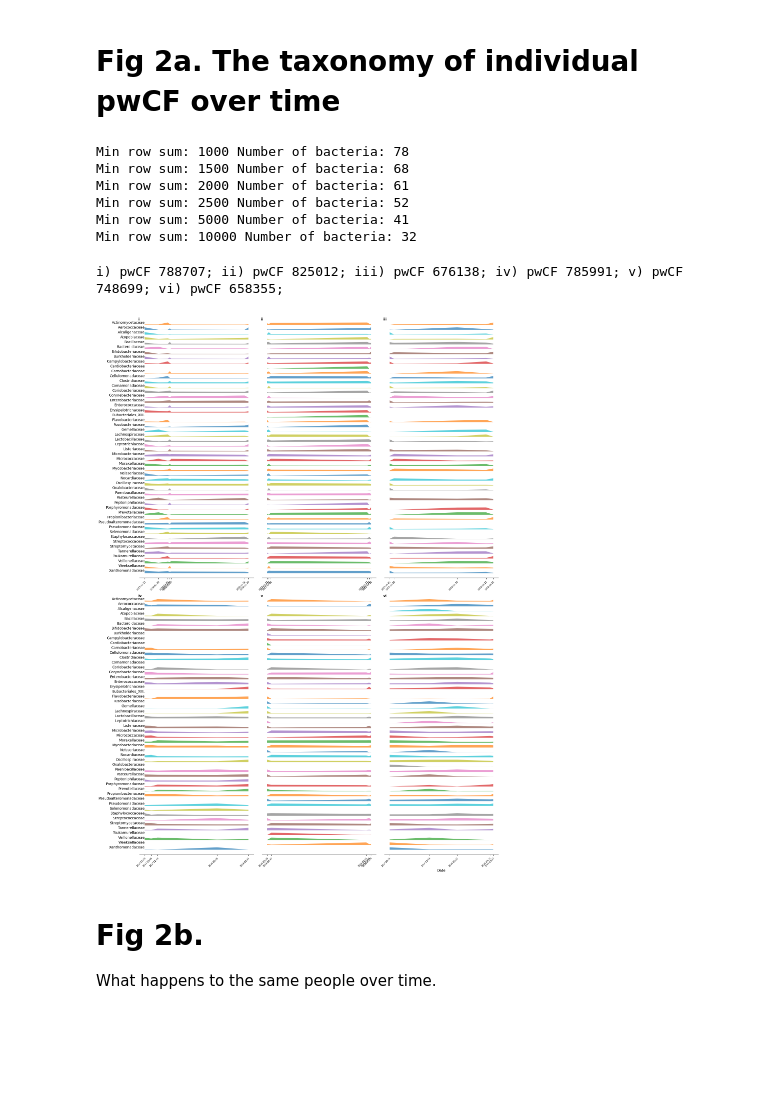
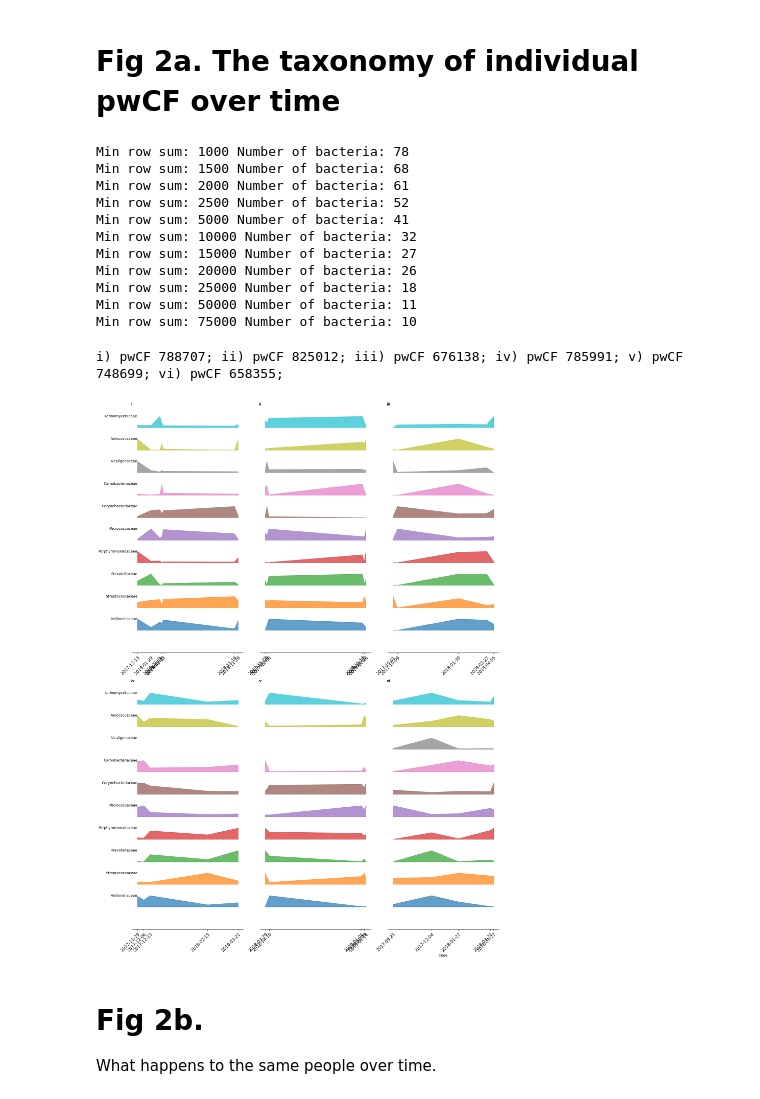
Before and after one commit to linsalrob/CF_Data_Analysis, a Jupyter notebook: Jupyter/EveryPerson.ipynb, the cells around one changed output. Saved outputs shown, nothing was run; the diff lists cells and outputs as text; code cells hidden in the pictures; blank space fills up the shorter version.

```diff
--- a/Jupyter/EveryPerson.ipynb
+++ b/Jupyter/EveryPerson.ipynb
@@ -40,7 +40,7 @@ interesting_people
 # %%
 # We need to filter on the total number of normalized reads.
 # This is a somewhat empirical and lazy way to figure out which minrow sum we should apply below. But it works!
-for minrowsum in [1000, 1500, 2000, 2500, 5000, 10000]:
+for minrowsum in [1000, 1500, 2000, 2500, 5000, 10000, 15000, 20000, 25000, 50000, 75000]:
     # figure out the common bacteria
     all_bacteria = dict()
     for i, pwCF_ID in enumerate(interesting_people):
@@ -59,14 +59,24 @@ Min row sum: 2000 Number of bacteria: 61
 Min row sum: 2500 Number of bacteria: 52
 Min row sum: 5000 Number of bacteria: 41
 Min row sum: 10000 Number of bacteria: 32
+Min row sum: 15000 Number of bacteria: 27
+Min row sum: 20000 Number of bacteria: 26
+Min row sum: 25000 Number of bacteria: 18
+Min row sum: 50000 Number of bacteria: 11
+Min row sum: 75000 Number of bacteria: 10
 # %%
+## RAE CHeck this line:
+
+import matplotlib.cm as cm
+import matplotlib.colors as mcolors
+
 nrows = 2
 ncols = 3
 fig, axes = plt.subplots(nrows, ncols, figsize=(16, 22), sharey=True)
 
 # figure out the common bacteria that exceed minrowsum determined above
 all_bacteria = dict()
-minrowsum = 2500
+minrowsum = 75000
 for i, pwCF_ID in enumerate(interesting_people):
     pta = [x for x in tax_df.columns if x.startswith(pwCF_ID)]
     pta_df = tax_df[pta]
@@ -75,6 +85,12 @@ for i, pwCF_ID in enumerate(interesting_people):
 
 bacteria_name = dict(sorted(all_bacteria.items(), key=lambda item: item[1], reverse=True))
 bacteria_list = list(bacteria_name.keys())
+
+cmap = cm.get_cmap('tab10')
+
+# Generate N colours (one per bacterium)
+colors = [cmap(i) for i in range(len(bacteria_list))]
+
 
 for i, pwCF_ID in enumerate(interesting_people):
     row, col = divmod(i, ncols)
@@ -116,7 +132,7 @@ for i, pwCF_ID in enumerate(interesting_people):
         # Offset for the ridge
         offset = ix * spacing
         # Plot the ridge
-        ax.fill_between(subset['Date'], offset, values + offset, alpha=0.7)
+        ax.fill_between(subset['Date'], offset, values + offset, alpha=0.7, color=colors[ix])
         # Add bacteria name
         if col == 0:
             ax.text(subset['Date'].min(), offset + spacing / 2, bacteria_name[bacteria], va='center', ha='right')
@@ -130,8 +146,8 @@ for i, pwCF_ID in enumerate(interesting_people):
     # Set x-axis label
     plt.xlabel('Date')
     ax.set_xticks(date_list)
-    plt.setp(ax.get_yticklabels(), fontsize=6)
-    plt.setp(ax.get_xticklabels(), rotation=45, ha="right", rotation_mode="anchor", fontsize=6)
+    plt.setp(ax.get_yticklabels(), fontsize=14)
+    plt.setp(ax.get_xticklabels(), rotation=45, ha="right", rotation_mode="anchor", fontsize=12)
     """
     for j, label in enumerate(ax.get_xticklabels()):
         if j % 2 == 0:
@@ -144,34 +160,34 @@ for i, pwCF_ID in enumerate(interesting_people):
     ax.spines['left'].set_visible(False)
     #ax.spines['bottom'].set_visible(False)
     ax.title.set_text(f"pwCF {pwCF_ID}")
 
     if i == 2:
         row = 1
         col = 0
     else:
         col += 1
 
 
 # labels = [f"{chr(97+i)})" for i in range(nrows*ncols)] # this makes the labels a, b, c, d
 labels = [cf_analysis_lib.int2roman(i+1) for i in range(nrows*ncols)] # this makes the labels roman numerals
 for ax, label in zip(axes.flat, labels):
     ax.text(-0.01, 1.01, label, transform=ax.transAxes,
             fontsize=10, fontweight='bold', va='top', ha='left')
     print(f"{label}) {ax.get_title()}", end="; ")
     ax.set_title("")
 print()
 
 # Adjust layout
 plt.tight_layout()
 fig.align_xlabels()
 # Display the plot
 plt.savefig('final_images/fig2a.png', dpi=300)
 plt.savefig('final_images/fig2a.svg', dpi=300)
 plt.show()
 cf_analysis_lib.create_thumbnail("fig2a.png")
 # %% [output]
 i) pwCF 788707; ii) pwCF 825012; iii) pwCF 676138; iv) pwCF 785991; v) pwCF 748699; vi) pwCF 658355;
-[figure, old version]
+[figure, new version]
 # %% [markdown]
 # Fig 2b.
 
```
Also changed, not shown: parts of 1 cell of this notebook, 9 other files.
